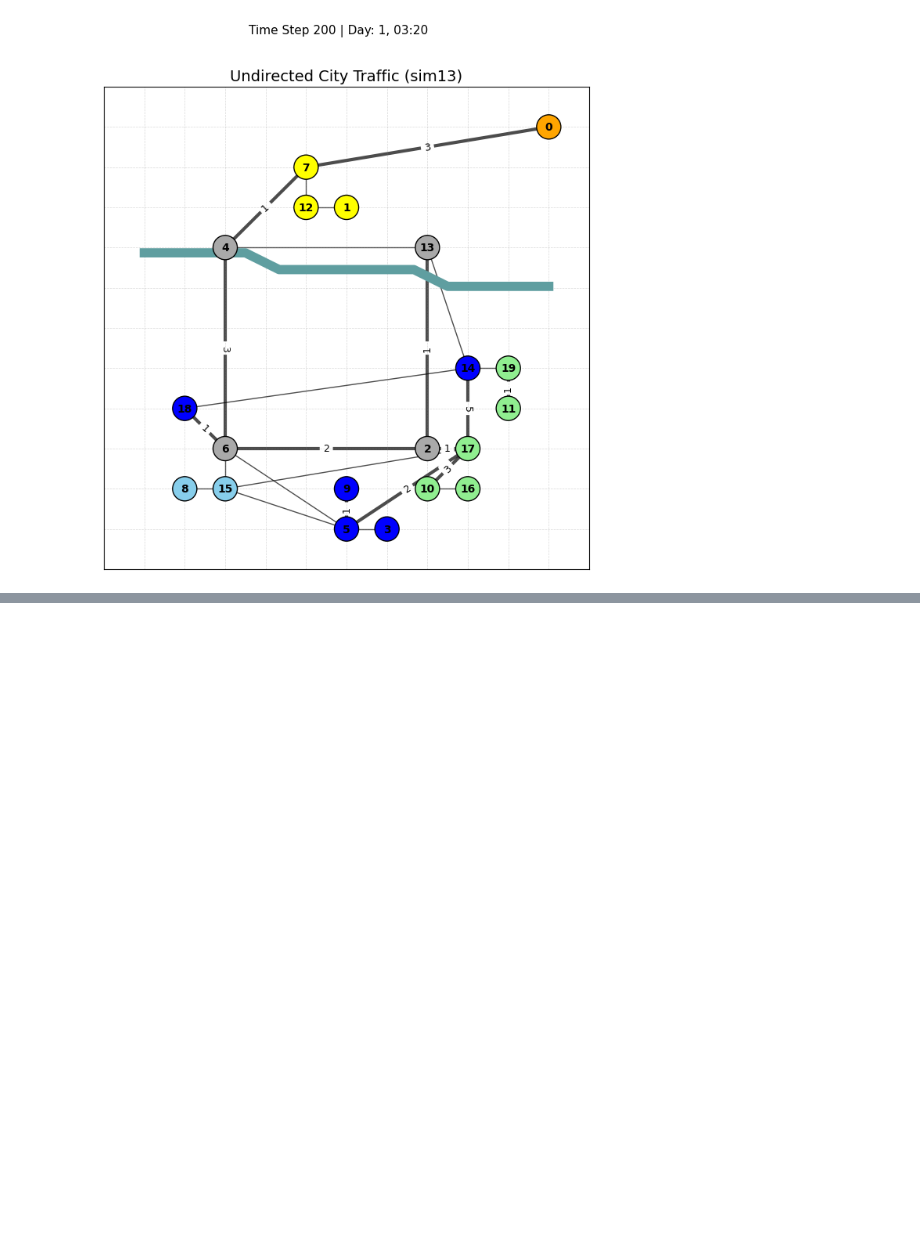
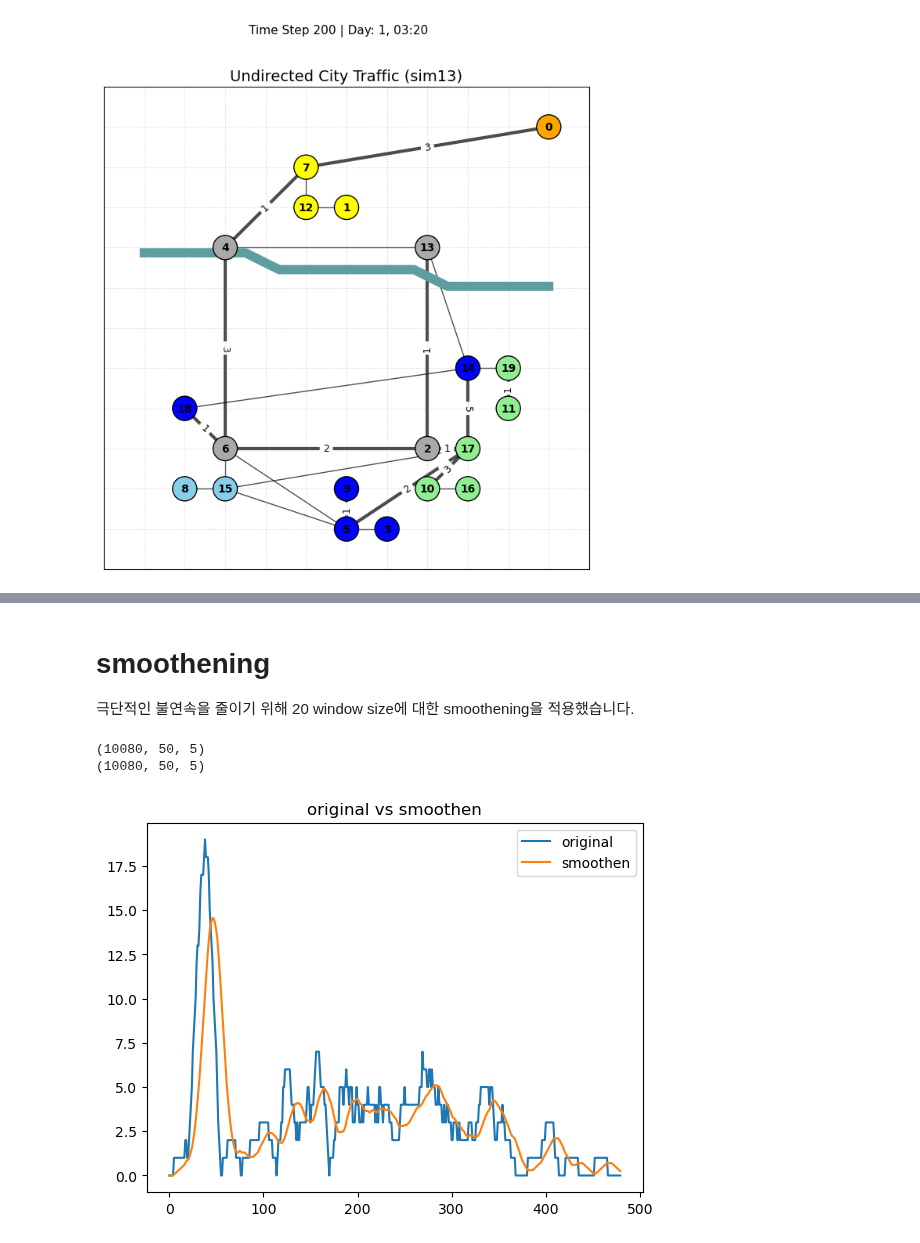
Before and after one commit to HiverXD/Traffic-Congestion-Prediction, a Jupyter notebook: dataset_generation/03_materials.ipynb, the cells around one changed output, grey strips where cells are left out. Saved outputs shown, nothing was run; the diff lists cells and outputs as text; code cells hidden in the pictures; blank space fills up the shorter version.

```diff
--- a/dataset_generation/03_materials.ipynb
+++ b/dataset_generation/03_materials.ipynb
@@ -744,0 +716,42 @@ def change_interval(dataset, interval):
+# %% [markdown]
+# smoothening
+극단적인 불연속을 줄이기 위해 20 window size에 대한 smoothening을 적용했습니다.
+# %%
+def causal_movemean_multi(x: np.ndarray, window: int = 20) -> np.ndarray:
+    """
+    x: (T, E, C) 혹은 (T, ...) 형태의 다차원 시계열 데이터
+    window: 과거 window 크기 (현재 스텝 포함)
+    반환값: 동일한 shape의 이동평균 시계열 (T, E, C)
+    """
+    # 1) 앞부분 부족분을 첫 스텝 값으로 패딩
+    #    shape_pad = (window-1, E, C)
+    pad = np.repeat(x[0:1], repeats=window-1, axis=0)
+
+    # 2) 패딩 후 누적합
+    x_pad = np.concatenate([pad, x], axis=0)        # shape = (T+window-1, E, C)
+    cumsum = x_pad.cumsum(axis=0)                   # shape = (T+window-1, E, C)
+
+    # 3) 차분으로 윈도우 합 계산 → 윈도우 크기로 나누어 평균
+    movemean = (cumsum[window-1:] - cumsum[:-window+1]) / float(window)
+
+    return movemean  # shape = (T, E, C)
+# %%
+# traffic_dataset_13 = np.load(r'../src/dataset/traffic_dataset_13.npy', allow_pickle=True)
+traffic_dataset_13_smoothen = causal_movemean_multi(traffic_dataset_13, 20)
+# %%
+print(traffic_dataset_13.shape)
+print(traffic_dataset_13_smoothen.shape)
+
+start = 0
+end = 480
+E = 0
+C = 0
+plt.title('original vs smoothen')
+plt.plot(traffic_dataset_13[start:end, E, C], label='original')
+plt.plot(traffic_dataset_13_smoothen[start:end, E, C], label='smoothen')
+plt.legend()
+plt.show()
+# %% [output]
+(10080, 50, 5)
+(10080, 50, 5)
+[figure, added]
```
Also changed, not shown: parts of 4 cells of this notebook, 1 other file.
